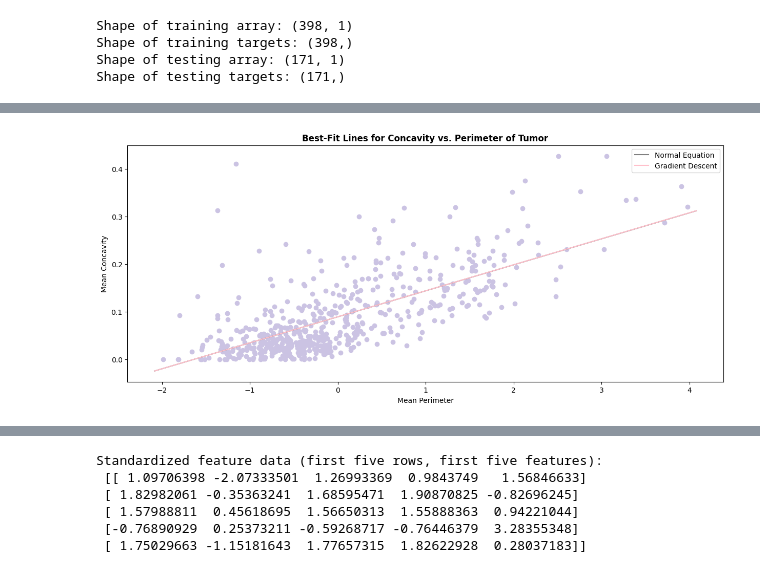
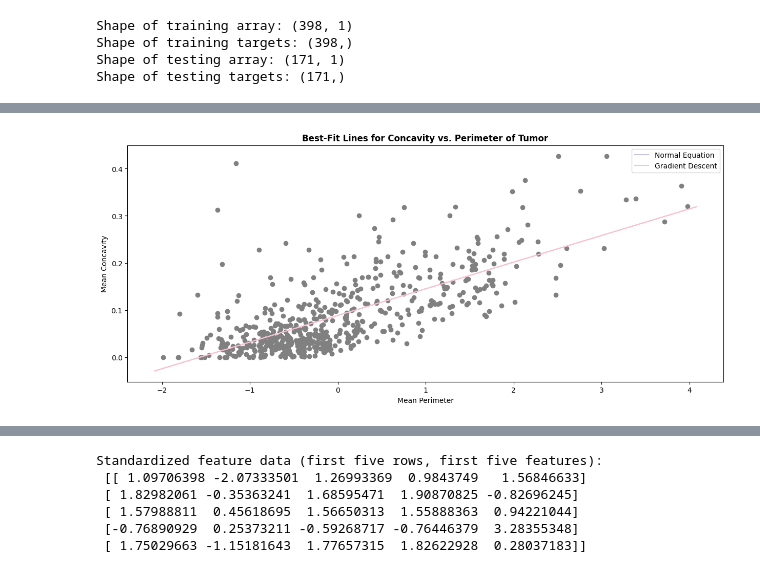
Before and after one commit to emilia-cichocki/CMOR_438_Fall_2025_Emilia, a Jupyter notebook: examples/supervised_learning_examples/regression/linear_regression_example.ipynb, the cells around one changed output, grey strips where cells are left out. Drawn from its saved outputs; the diff is of its cells as text; code cells hidden in the pictures.

```diff
--- a/examples/supervised_learning_examples/regression/linear_regression_example.ipynb
+++ b/examples/supervised_learning_examples/regression/linear_regression_example.ipynb
@@ -47,6 +84,6 @@ We then **split the data into the target variable and the other features**. In t
 # %%
-cancer_perimeter = cancer_data_cleaned[:, 2].reshape(-1, 1)
+cancer_features = cancer_data_cleaned[:, [0, 1, 2, 3, 4, 5, 7, 8]]
 cancer_concavity = cancer_data_cleaned[:, 6]
-print(f"Array for perimeter (first five entries): \n {cancer_perimeter[0:5]} \n \n \
+print(f"Array for concavity (first five rows, first five features): \n {cancer_features[0:5, 0:5]} \n \n \
 Array for concavity (first five rows): \n {cancer_concavity[0:5]}")
 # %% [output]
@@ -92,6 +134,6 @@ This section **implements a basic linear regression algorithm for the tonewo ide
 # %%
 # Standardizing the data
-cancer_perimeter_normal = z_score_standardize(cancer_perimeter)
+cancer_perimeter_normal = z_score_standardize(cancer_features[:, 2].reshape(-1, 1))
 print(f"Standardized feature data (first five rows): \n {cancer_perimeter_normal[0:5, :]}")
 # %% [output]
 Standardized feature data (first five rows):
@@ -139,16 +195,16 @@ int_gd = reg_gd.intercept_
 # %%
 # Plotting mean perimeter and concavity with the best-fit line
 x = np.linspace(cancer_perimeter_normal.min() - 0.1, cancer_perimeter_normal.max() + 0.1, 100)
 y_normal = coef_normal * x + int_normal
 y_gd = coef_gd * x + int_gd
 plt.figure(figsize = (15, 6))
-plt.scatter(cancer_perimeter_normal, cancer_concavity, color = '#CBC3E3')
-plt.plot(x, y_normal, color = 'gray', label = 'Normal Equation')
+plt.scatter(cancer_perimeter_normal, cancer_concavity, color = 'gray')
+plt.plot(x, y_normal, color = '#CBC3E3', label = 'Normal Equation')
 plt.plot(x, y_gd, color = 'pink', label = 'Gradient Descent')
 plt.title("Best-Fit Lines for Concavity vs. Perimeter of Tumor", fontweight = 'bold')
 plt.xlabel("Mean Perimeter")
 plt.ylabel("Mean Concavity")
 plt.legend()
 plt.show()
 # %% [output]
-[figure, old version]
+[figure, new version]
```
Also changed, not shown: parts of 54 cells of this notebook, 4 other files.
